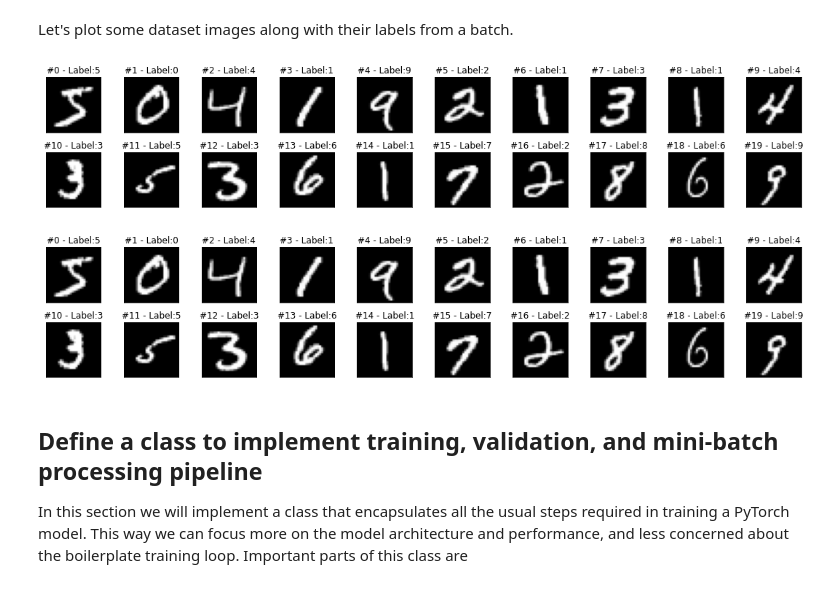
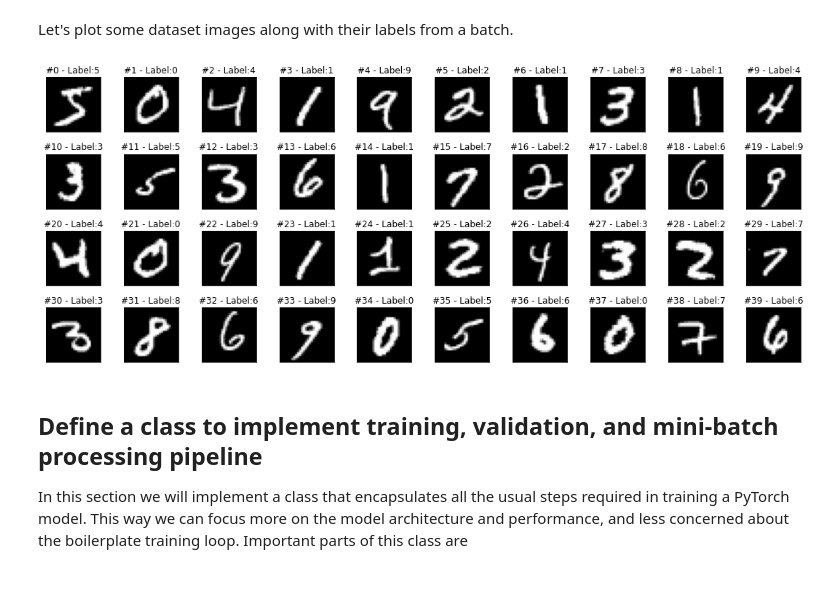
Before and after one commit to hassaanbinaslam/myblog_fastai_archived, a Jupyter notebook: _notebooks/2022-10-18-pytorch-mnist-convolutional-neural-networks.ipynb, the cells around one changed output. Drawn from its saved outputs; the diff is of its cells as text; code cells hidden in the pictures.

```diff
--- a/_notebooks/2022-10-18-pytorch-mnist-convolutional-neural-networks.ipynb
+++ b/_notebooks/2022-10-18-pytorch-mnist-convolutional-neural-networks.ipynb
@@ -150,10 +150,9 @@ def plot_images(images, targets, n_plot=30):
 Let's plot some dataset images along with their labels from a batch.
 # %%
 images, labels = next(iter(train_loader))
-plot_images(images, labels, n_plot=20)
+fig = plot_images(images, labels, n_plot=40)
 # %% [output]
-[figure, old version]
+[figure, new version]
-[figure, removed]
 # %% [markdown]
 ## Define a class to implement training, validation, and mini-batch processing pipeline
 
```
Also changed, not shown: 1 other file.
